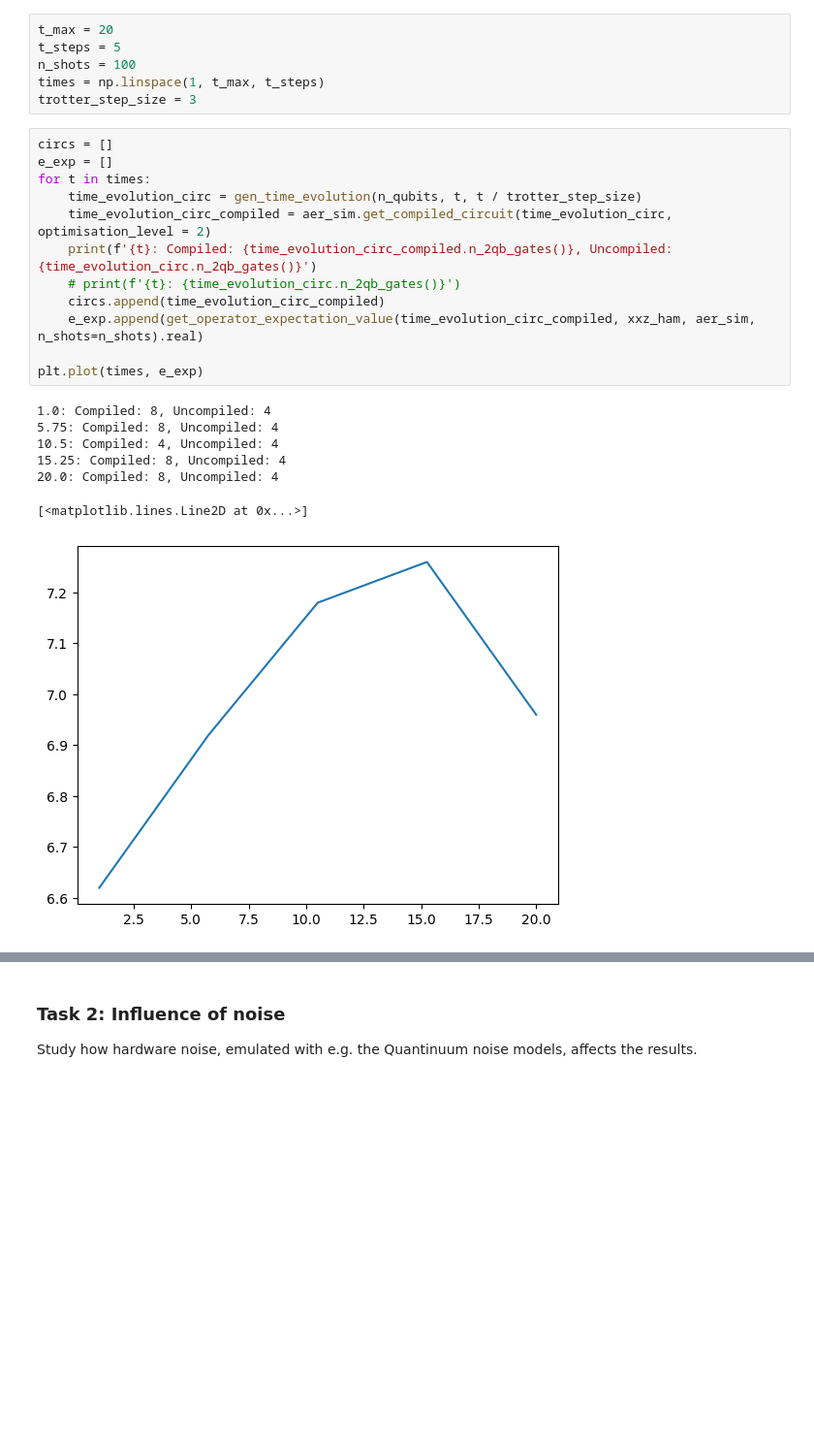
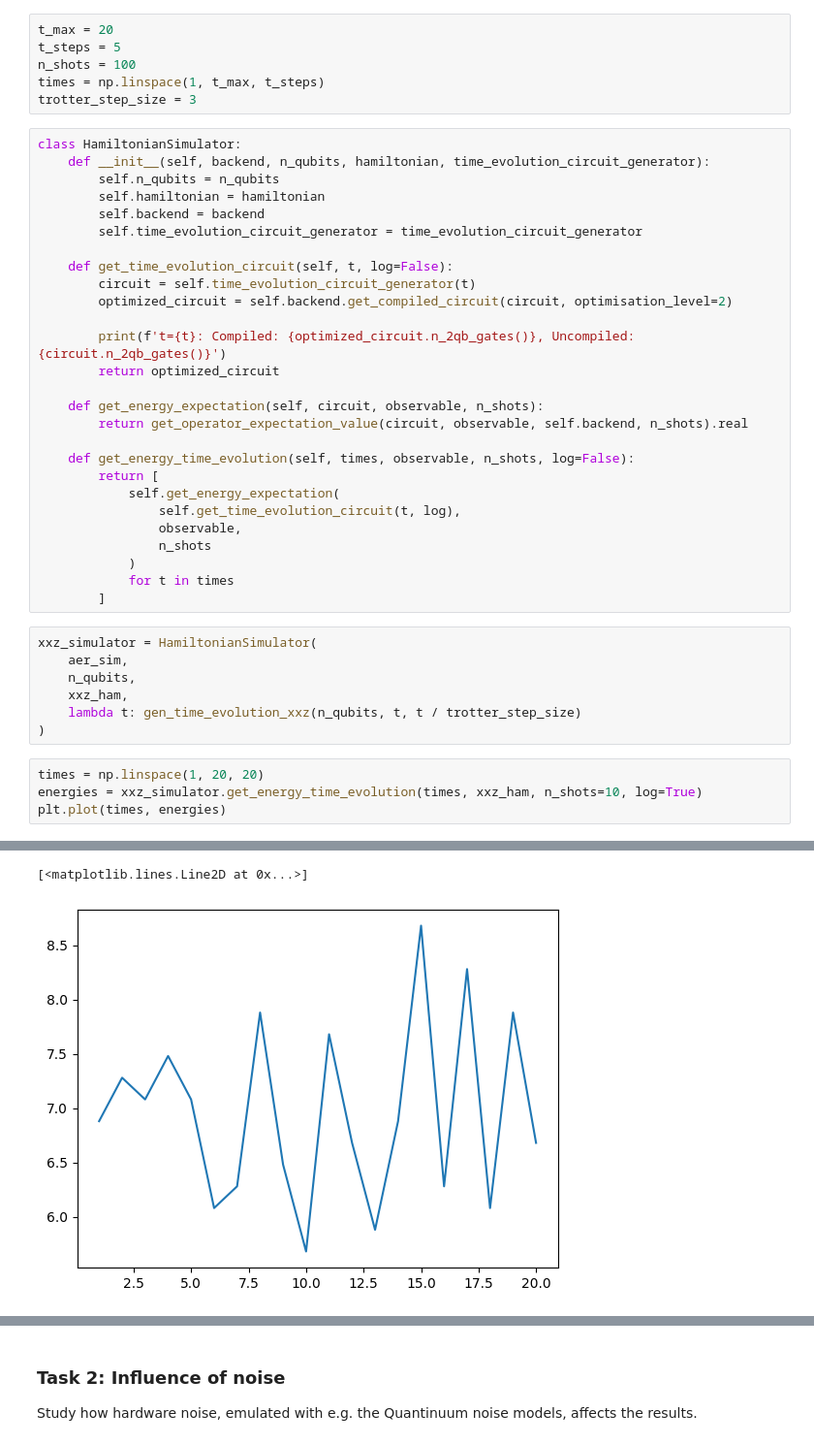
Before and after one commit to Rohan-T144/2025-Quantinuum, a Jupyter notebook: notebooks/hamiltonian_simulation.ipynb, the cells around one changed output, grey strips where cells are left out. Shown at 97% size. Saved outputs shown, nothing was run; the diff lists cells and outputs as text; blank space fills up the shorter version.

```diff
--- a/notebooks/hamiltonian_simulation.ipynb
+++ b/notebooks/hamiltonian_simulation.ipynb
@@ -390,23 +397,42 @@ t_steps = 5
 n_shots = 100
 times = np.linspace(1, t_max, t_steps)
 trotter_step_size = 3
-# %%
-circs = []
-e_exp = []
-for t in times:
-    time_evolution_circ = gen_time_evolution(n_qubits, t, t / trotter_step_size)
-    time_evolution_circ_compiled = aer_sim.get_compiled_circuit(time_evolution_circ, optimisation_level = 2)
-    print(f'{t}: Compiled: {time_evolution_circ_compiled.n_2qb_gates()}, Uncompiled: {time_evolution_circ.n_2qb_gates()}')
-    # print(f'{t}: {time_evolution_circ.n_2qb_gates()}')
-    circs.append(time_evolution_circ_compiled)
-    e_exp.append(get_operator_expectation_value(time_evolution_circ_compiled, xxz_ham, aer_sim, n_shots=n_shots).real)
-
-plt.plot(times, e_exp)
-# %% [output]
-1.0: Compiled: 8, Uncompiled: 4
-5.75: Compiled: 8, Uncompiled: 4
-10.5: Compiled: 4, Uncompiled: 4
-15.25: Compiled: 8, Uncompiled: 4
-20.0: Compiled: 8, Uncompiled: 4
-[<matplotlib.lines.Line2D at 0x...>]
-[figure, removed]
+# %%
+class HamiltonianSimulator:
+    def __init__(self, backend, n_qubits, hamiltonian, time_evolution_circuit_generator):
+        self.n_qubits = n_qubits
+        self.hamiltonian = hamiltonian
+        self.backend = backend
+        self.time_evolution_circuit_generator = time_evolution_circuit_generator
+
+    def get_time_evolution_circuit(self, t, log=False):
+        circuit = self.time_evolution_circuit_generator(t)
+        optimized_circuit = self.backend.get_compiled_circuit(circuit, optimisation_level=2)
+
+        print(f't={t}: Compiled: {optimized_circuit.n_2qb_gates()}, Uncompiled: {circuit.n_2qb_gates()}')
+        return optimized_circuit
+
+    def get_energy_expectation(self, circuit, observable, n_shots):
+        return get_operator_expectation_value(circuit, observable, self.backend, n_shots).real
+
+    def get_energy_time_evolution(self, times, observable, n_shots, log=False):
+        return [
+            self.get_energy_expectation(
+                self.get_time_evolution_circuit(t, log),
+                observable,
+                n_shots
+            )
+            for t in times
+        ]
+# %%
+xxz_simulator = HamiltonianSimulator(
+    aer_sim,
+    n_qubits,
+    xxz_ham,
+    lambda t: gen_time_evolution_xxz(n_qubits, t, t / trotter_step_size)
+)
+# %%
+times = np.linspace(1, 20, 20)
+energies = xxz_simulator.get_energy_time_evolution(times, xxz_ham, n_shots=10, log=True)
+plt.plot(times, energies)
+# %% [output]
@@ -412,0 +459,2 @@ plt.plot(times, e_exp)
+[<matplotlib.lines.Line2D at 0x...>]
+[figure, added]
```
Also changed, not shown: parts of 18 cells of this notebook.
